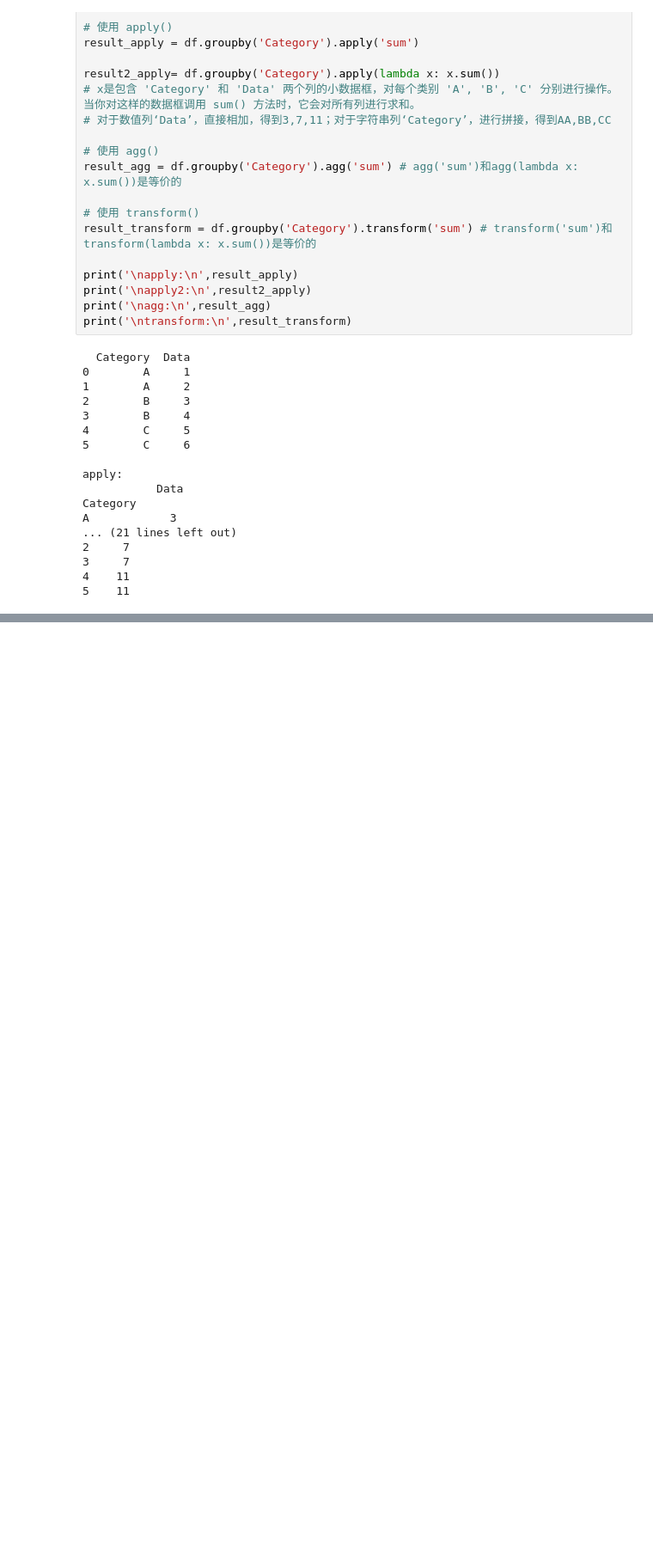
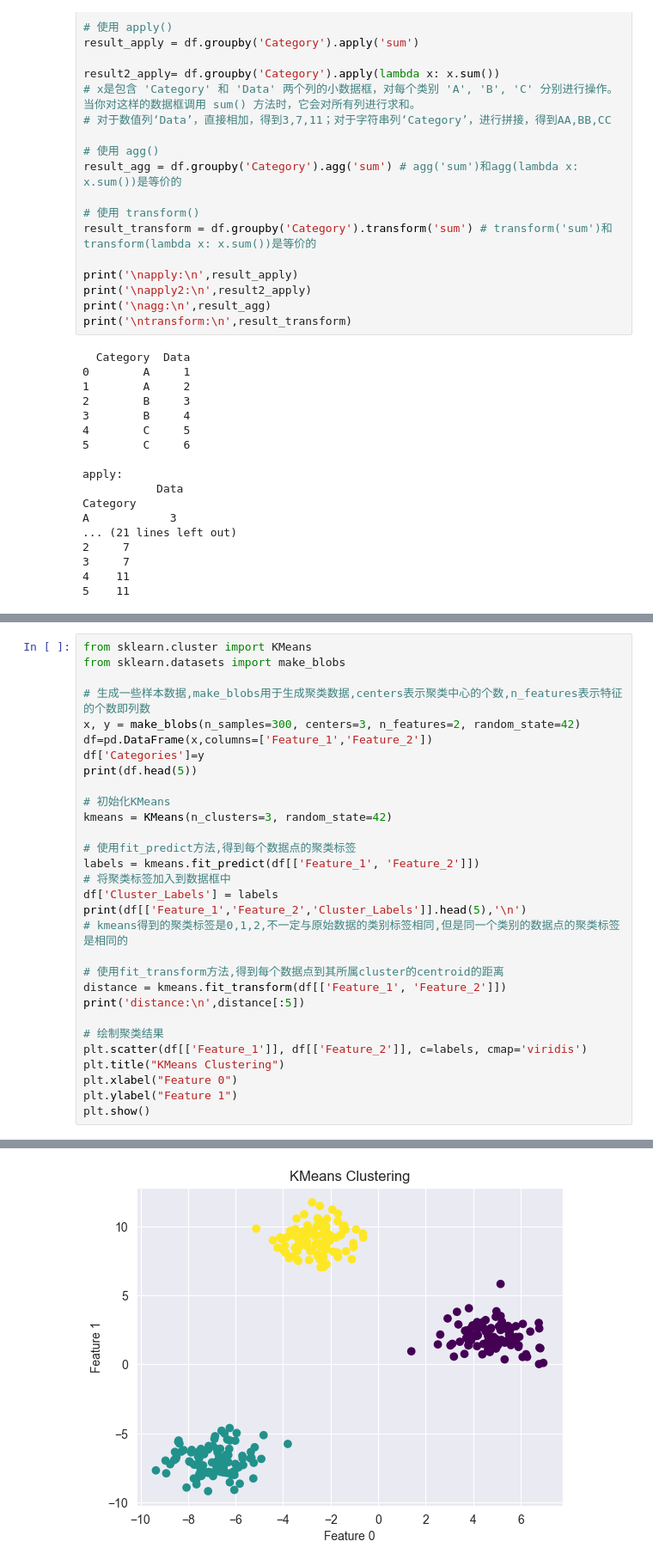
Before and after one commit to Slliki/Python_Data_Analysis, a Jupyter notebook: Data Science/Feature Engineering.ipynb, the cells around one changed output, grey strips where cells are left out. Shown at 86% size. Drawn from its saved outputs; the diff is of its cells as text; blank space fills up the shorter version.

Commit message:
Feature Engineering update, Clustering done

```diff
--- a/Data Science/Feature Engineering.ipynb
+++ b/Data Science/Feature Engineering.ipynb
@@ -399,0 +404,31 @@ Clustering是一种无监督学习方法，它将数据分成不同的组，每
+# %%
+from sklearn.cluster import KMeans
+from sklearn.datasets import make_blobs
+
+# 生成一些样本数据,make_blobs用于生成聚类数据,centers表示聚类中心的个数,n_features表示特征的个数即列数
+x, y = make_blobs(n_samples=300, centers=3, n_features=2, random_state=42)
+df=pd.DataFrame(x,columns=['Feature_1','Feature_2'])
+df['Categories']=y
+print(df.head(5))
+
+# 初始化KMeans
+kmeans = KMeans(n_clusters=3, random_state=42)
+
+# 使用fit_predict方法,得到每个数据点的聚类标签
+labels = kmeans.fit_predict(df[['Feature_1', 'Feature_2']])
+# 将聚类标签加入到数据框中
+df['Cluster_Labels'] = labels
+print(df[['Feature_1','Feature_2','Cluster_Labels']].head(5),'\n')
+# kmeans得到的聚类标签是0,1,2,不一定与原始数据的类别标签相同,但是同一个类别的数据点的聚类标签是相同的
+
+# 使用fit_transform方法,得到每个数据点到其所属cluster的centroid的距离
+distance = kmeans.fit_transform(df[['Feature_1', 'Feature_2']])
+print('distance:\n',distance[:5])
+
+# 绘制聚类结果
+plt.scatter(df[['Feature_1']], df[['Feature_2']], c=labels, cmap='viridis')
+plt.title("KMeans Clustering")
+plt.xlabel("Feature 0")
+plt.ylabel("Feature 1")
+plt.show()
+# %% [output]
@@ -399,0 +454 @@ Clustering是一种无监督学习方法，它将数据分成不同的组，每
+[figure, added]
```
Also changed, not shown: parts of 5 cells of this notebook.
